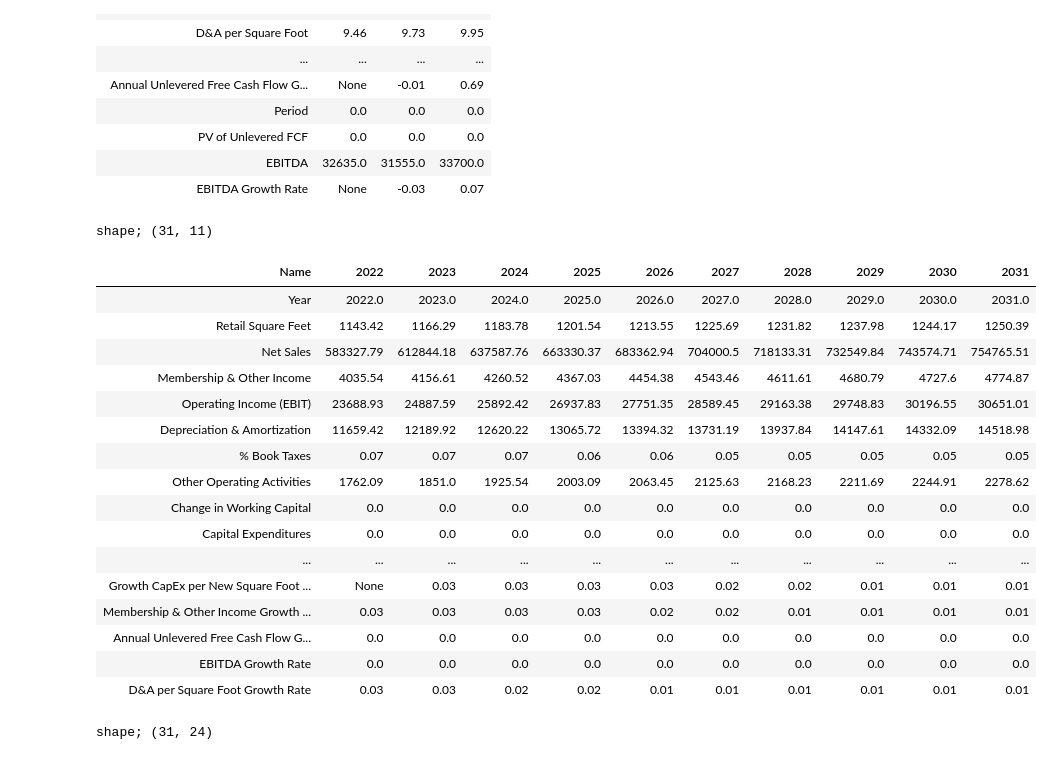
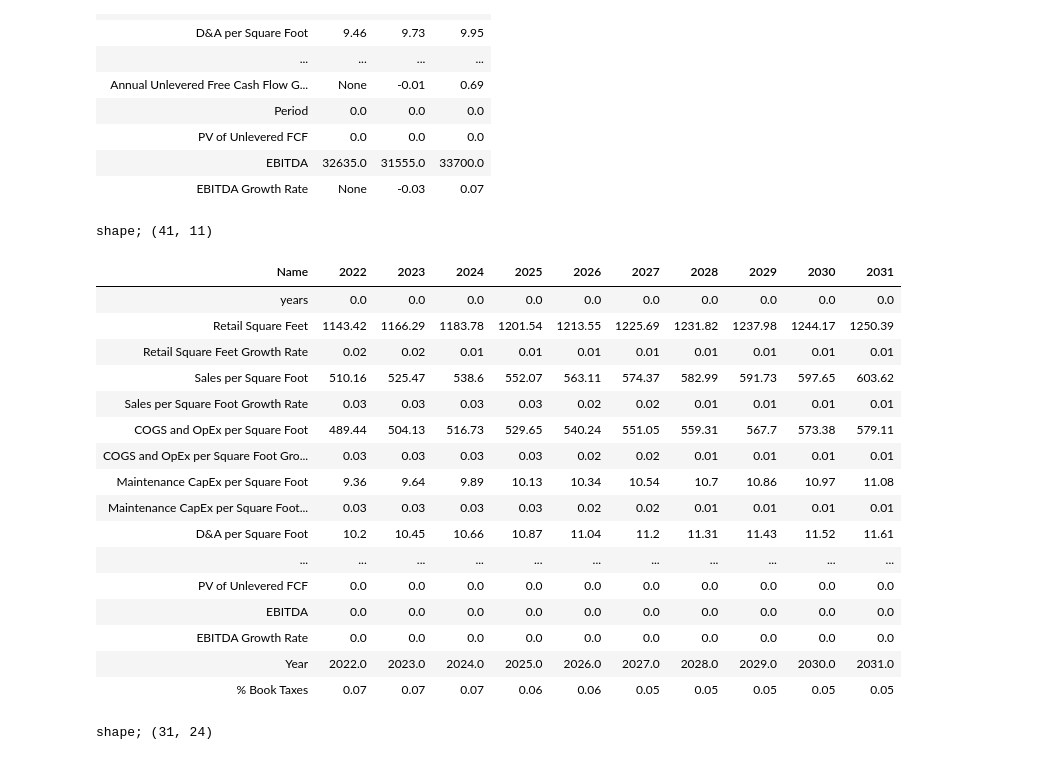
Before and after one commit to yjhan96/excelify, a Jupyter notebook: experiments/dcf.ipynb, the cells around one changed output. Saved outputs shown, nothing was run; the diff lists cells and outputs as text; code cells hidden in the pictures.

Commit message:
Added ColumnAutocompleter

```diff
--- a/experiments/dcf.ipynb
+++ b/experiments/dcf.ipynb
@@ -131,6 +131,7 @@ columns
  'EBITDA Growth Rate']
 # %%
 historical_ufcf_df = el.ExcelFrame.empty(columns=columns, height=3)
+ca = el.ColumnAutocompleter(columns)
 # %%
 def growth_rate(col: str, *, col_name = None):
     if col_name is None:
@@ -139,12 +140,12 @@ def growth_rate(col: str, *, col_name = None):
 
 def maintenance_capex_per_sqft_formula(idx):
     if idx == 0:
-        return -el.col("Capital Expenditures") / 1158
+        return -el.col(ca.Capital_Expenditures) / 1158
     else:
-        return -el.col("Capital Expenditures") / el.col("Retail Square Feet").prev(1)
+        return -el.col(ca.Capital_Expenditures) / el.col(ca.Retail_Square_Feet).prev(1)
 
 def percent_revenue(col: str):
-    return (el.col(col) / el.col("Total Revenue")).alias(f"{col} (% Revenue)")
+    return (el.col(col) / el.col(ca.Total_Revenue)).alias(f"{col} (% Revenue)")
 # %%
 historical_ufcf_df = historical_ufcf_df.with_columns(
     el.lit(years).alias("years"),
@@ -253,7 +255,7 @@ shape; (39, 4)
 | EBITDA | 32635.0 | 31555.0 | 33700.0 |
 | EBITDA Growth Rate | None | -0.03 | 0.07 |
 # %%
-projected_ufcf_df = el.ExcelFrame.empty(columns=historical_ufcf_df.columns, width=10)
+projected_ufcf_df = el.ExcelFrame.empty(columns=historical_ufcf_df.columns, height=10)
 
 input_columns = [
     "Retail Square Feet Growth Rate",
@@ -317,50 +319,50 @@ for col in projected_columns:
     projected_ufcf_df[col][0] = historical_ufcf_df[col][-1].cell_expr * (
         projected_ufcf_df[f"{col} Growth Rate"][0].cell_expr + el.Constant(1.0)
     )
 
 
 projected_ufcf_df["Growth CapEx per New Square Foot"][0] = 150
 projected_ufcf_df["Growth CapEx per New Square Foot"][0].set_attributes(input_attr)
 
 projected_ufcf_df = projected_ufcf_df.with_columns(
     (el.col("Retail Square Feet") * el.col("Sales per Square Foot")).alias("Net Sales"),
     (el.col("Net Sales") + el.col("Membership & Other Income")).alias("Total Revenue"),
     (
         el.col("Net Sales")
         - el.col("COGS and OpEx per Square Foot") * el.col("Retail Square Feet")
     ).alias("Operating Income (EBIT)"),
     (el.col("D&A per Square Foot") * el.col("Retail Square Feet")).alias(
         "Depreciation & Amortization"
     ),
     (el.col("Total Revenue") * el.col("Other Operating Activities (% Revenue)")).alias(
         "Other Operating Activities"
     ),
 )
 
 projected_ufcf_df.evaluate().transpose(
     include_header=True,
     header_name="Name",
     column_names=[str(2022 + i) for i in range(10)],
 )
 # %% [output]
-shape; (31, 11)
+shape; (41, 11)
 | Name | 2022 | 2023 | 2024 | 2025 | 2026 | 2027 | 2028 | 2029 | 2030 | 2031 |
+| years | 0.0 | 0.0 | 0.0 | 0.0 | 0.0 | 0.0 | 0.0 | 0.0 | 0.0 | 0.0 |
+| Retail Square Feet | 1143.42 | 1166.29 | 1183.78 | 1201.54 | 1213.55 | 1225.69 | 1231.82 | 1237.98 | 1244.17 | 1250.39 |
+| Retail Square Feet Growth Rate | 0.02 | 0.02 | 0.01 | 0.01 | 0.01 | 0.01 | 0.01 | 0.01 | 0.01 | 0.01 |
+| Sales per Square Foot | 510.16 | 525.47 | 538.6 | 552.07 | 563.11 | 574.37 | 582.99 | 591.73 | 597.65 | 603.62 |
+| Sales per Square Foot Growth Rate | 0.03 | 0.03 | 0.03 | 0.03 | 0.02 | 0.02 | 0.01 | 0.01 | 0.01 | 0.01 |
+| COGS and OpEx per Square Foot | 489.44 | 504.13 | 516.73 | 529.65 | 540.24 | 551.05 | 559.31 | 567.7 | 573.38 | 579.11 |
+| COGS and OpEx per Square Foot Gro... | 0.03 | 0.03 | 0.03 | 0.03 | 0.02 | 0.02 | 0.01 | 0.01 | 0.01 | 0.01 |
+| Maintenance CapEx per Square Foot | 9.36 | 9.64 | 9.89 | 10.13 | 10.34 | 10.54 | 10.7 | 10.86 | 10.97 | 11.08 |
+| Maintenance CapEx per Square Foot... | 0.03 | 0.03 | 0.03 | 0.03 | 0.02 | 0.02 | 0.01 | 0.01 | 0.01 | 0.01 |
+| D&A per Square Foot | 10.2 | 10.45 | 10.66 | 10.87 | 11.04 | 11.2 | 11.31 | 11.43 | 11.52 | 11.61 |
+| ... | ... | ... | ... | ... | ... | ... | ... | ... | ... | ... |
+| PV of Unlevered FCF | 0.0 | 0.0 | 0.0 | 0.0 | 0.0 | 0.0 | 0.0 | 0.0 | 0.0 | 0.0 |
+| EBITDA | 0.0 | 0.0 | 0.0 | 0.0 | 0.0 | 0.0 | 0.0 | 0.0 | 0.0 | 0.0 |
+| EBITDA Growth Rate | 0.0 | 0.0 | 0.0 | 0.0 | 0.0 | 0.0 | 0.0 | 0.0 | 0.0 | 0.0 |
 | Year | 2022.0 | 2023.0 | 2024.0 | 2025.0 | 2026.0 | 2027.0 | 2028.0 | 2029.0 | 2030.0 | 2031.0 |
-| Retail Square Feet | 1143.42 | 1166.29 | 1183.78 | 1201.54 | 1213.55 | 1225.69 | 1231.82 | 1237.98 | 1244.17 | 1250.39 |
-| Net Sales | 583327.79 | 612844.18 | 637587.76 | 663330.37 | 683362.94 | 704000.5 | 718133.31 | 732549.84 | 743574.71 | 754765.51 |
-| Membership & Other Income | 4035.54 | 4156.61 | 4260.52 | 4367.03 | 4454.38 | 4543.46 | 4611.61 | 4680.79 | 4727.6 | 4774.87 |
-| Operating Income (EBIT) | 23688.93 | 24887.59 | 25892.42 | 26937.83 | 27751.35 | 28589.45 | 29163.38 | 29748.83 | 30196.55 | 30651.01 |
-| Depreciation & Amortization | 11659.42 | 12189.92 | 12620.22 | 13065.72 | 13394.32 | 13731.19 | 13937.84 | 14147.61 | 14332.09 | 14518.98 |
 | % Book Taxes | 0.07 | 0.07 | 0.07 | 0.06 | 0.06 | 0.05 | 0.05 | 0.05 | 0.05 | 0.05 |
-| Other Operating Activities | 1762.09 | 1851.0 | 1925.54 | 2003.09 | 2063.45 | 2125.63 | 2168.23 | 2211.69 | 2244.91 | 2278.62 |
-| Change in Working Capital | 0.0 | 0.0 | 0.0 | 0.0 | 0.0 | 0.0 | 0.0 | 0.0 | 0.0 | 0.0 |
-| Capital Expenditures | 0.0 | 0.0 | 0.0 | 0.0 | 0.0 | 0.0 | 0.0 | 0.0 | 0.0 | 0.0 |
-| ... | ... | ... | ... | ... | ... | ... | ... | ... | ... | ... |
-| Growth CapEx per New Square Foot ... | None | 0.03 | 0.03 | 0.03 | 0.03 | 0.02 | 0.02 | 0.01 | 0.01 | 0.01 |
-| Membership & Other Income Growth ... | 0.03 | 0.03 | 0.03 | 0.03 | 0.02 | 0.02 | 0.01 | 0.01 | 0.01 | 0.01 |
-| Annual Unlevered Free Cash Flow G... | 0.0 | 0.0 | 0.0 | 0.0 | 0.0 | 0.0 | 0.0 | 0.0 | 0.0 | 0.0 |
-| EBITDA Growth Rate | 0.0 | 0.0 | 0.0 | 0.0 | 0.0 | 0.0 | 0.0 | 0.0 | 0.0 | 0.0 |
-| D&A per Square Foot Growth Rate | 0.03 | 0.03 | 0.02 | 0.02 | 0.01 | 0.01 | 0.01 | 0.01 | 0.01 | 0.01 |
 # %%
 el.concat([historical_ufcf_df, projected_ufcf_df]).evaluate().transpose(
     include_header=True, header_name="Name", column_names=years
```
Also changed, not shown: parts of 1 cell of this notebook, 2 other files.
